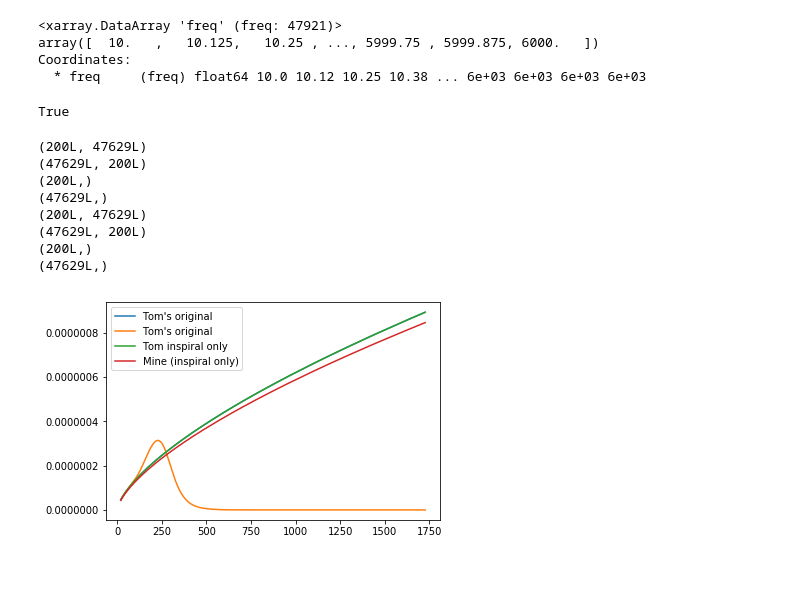
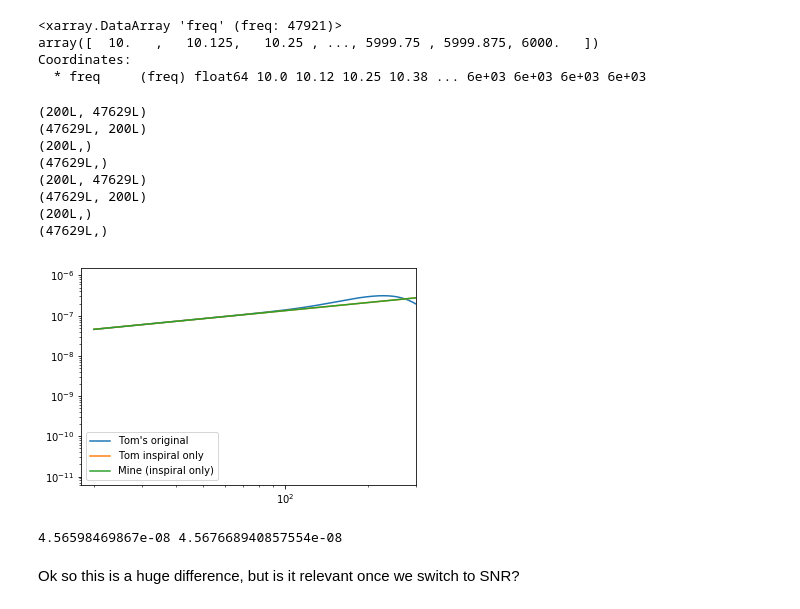
Before and after one commit to afarah18/stochastic_cosmo, a Jupyter notebook: Recreate_Fig2_minimal.ipynb, the cells around one changed output. Saved outputs shown, nothing was run; the diff lists cells and outputs as text; code cells hidden in the pictures; blank space fills up the shorter version.

Commit message:
different powers of (1+z) in z_int due to differences in phinney vs callister - new plot is identical to S+M

```diff
--- a/Recreate_Fig2_minimal.ipynb
+++ b/Recreate_Fig2_minimal.ipynb
@@ -29,7 +29,7 @@ def int_over_z(z,Omega_m,Omega_Lam,Omega_r, zp=0,alpha=0,beta=0):
     z_evo = np.power(1+z,alpha)/(1+ np.power((1+z)/(1+zp),beta+alpha))
     C = 1 + np.power(1+zp,-1*(alpha+beta))
 
-    integrand = z_evo * C / ((1+z)*H_z)
+    integrand = z_evo * C / (H_z*np.power(1+z,4./3.))
     return integrand
 # %%
 #--- get all z-evos for different peak reshift and rising power law ---#
@@ -306,5 +254 @@ sigma2_stoch = sigma2_stoch[goodInds]
-# %%
-np.all(np.isnan(freqs_stoch)==False)
-# %% [output]
-True
 # %%
@@ -388,20 +334,34 @@ Ogw_tom_inspiral = OmegaGW_tom(30./1e9/year,10.,3.,1.,freqs_stoch,dEdf_inspiral)
 (200L,)
 (47629L,)
 # %%
-H0 = 67.9 * u.km/u.s/u.Mpc
+H0 = 67.7 * u.km/u.s/u.Mpc
 c = const.c
 G = const.G.to(u.km**2 * u.Mpc /u.Msun/u.s**2)
 
 Rate = 30.0 /(u.Gpc**3 * u.year)
+
+#my func, but using the chirp mass Tom seems to inadvertently use
+def one_chirp_mass():
+    '''instead of a distribution in mass, we just pretend all systems have equal mass components
+    and chirp mass 30 Msun'''
+    Mchirp = Mc #13.05 - calculated 2 cells up
+    massfac = np.power(Mchirp,5./3.)
+    return massfac
+
 def OmegaGW_mine_w_tom_signature(R0,alpha,beta,zp,freqs):
-    fpiG = np.power(freqs*np.pi*G,2./3)/3.
+    fpiG = np.power(freqs*np.pi*G,2./3)/3. #* freqs
     rhoc2 = ( c**2 ) * ( H0**2 ) * 3 /( 8 * np.pi * G )
     massfac = one_chirp_mass().value * np.power(u.Msun,5./3)
-    Omega_m=0.69
-    integral = inte.quad(int_over_z,0,10.,
+    Omega_m=0.31
+    integral = inte.quad(int_over_z,0,1e3,
                          args=(Omega_m, 1-Omega_m,0,zp,
                                alpha,beta)
                         )[0]
+#     zs = np.arange(0.,10.,0.05)
+#     dz = zs[1]-zs[0]
+#     redshiftedFreqs = np.array([freqs.value*(1.+z) for z in zs]).T * u.Hz
+#     integral = np.power(redshiftedFreqs,-1./3.).dot(int_over_z(zs,Omega_m, 1-Omega_m,0,zp,alpha,beta)) * dz
+
     integral *= 1./H0
 
     return (integral * R0 * massfac * fpiG / rhoc2).to(u.m/u.m)
@@ -409,9 +369,16 @@ Ogw_me = OmegaGW_mine_w_tom_signature(Rate,10.,3.,1.,freqs_stoch*u.Hz)
 # %%
 plt.plot(freqs_stoch,Ogw_tom,label="Tom's original")
 plt.plot(freqs_stoch,Ogw_tom_inspiral,label="Tom inspiral only")
 plt.plot(freqs_stoch,Ogw_me,label='Mine (inspiral only)')
-# plt.xlim(10,300)
+plt.xlim(18,300)
 plt.legend()
+plt.yscale('log')
+plt.xscale('log')
 plt.show()
+print Ogw_me[0], Ogw_tom_inspiral[0]
+#mine and his with just inspiral have the same power, just a different scale
 # %% [output]
-[figure, old version]
+[figure, new version]
+4.56598469867e-08 4.567668940857554e-08
+# %% [markdown]
+Ok so this is a huge difference, but is it relevant once we switch to SNR?
```
Also changed, not shown: parts of 9 cells of this notebook.
